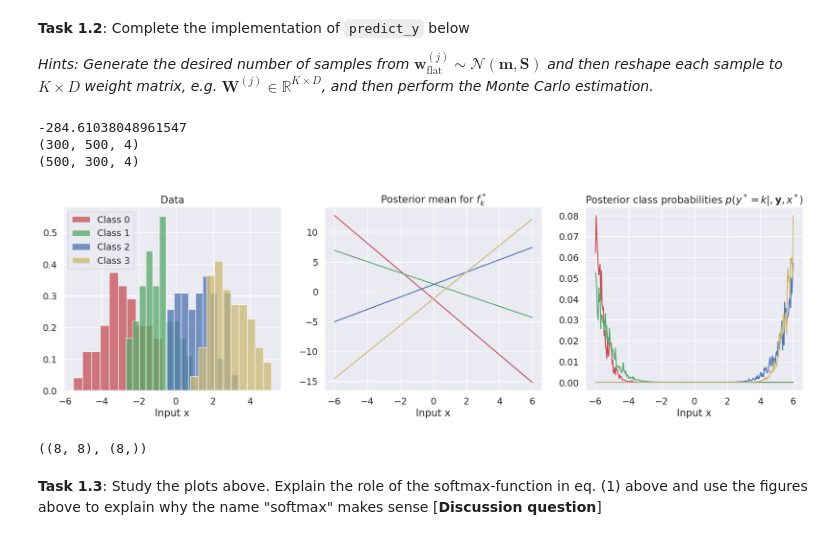
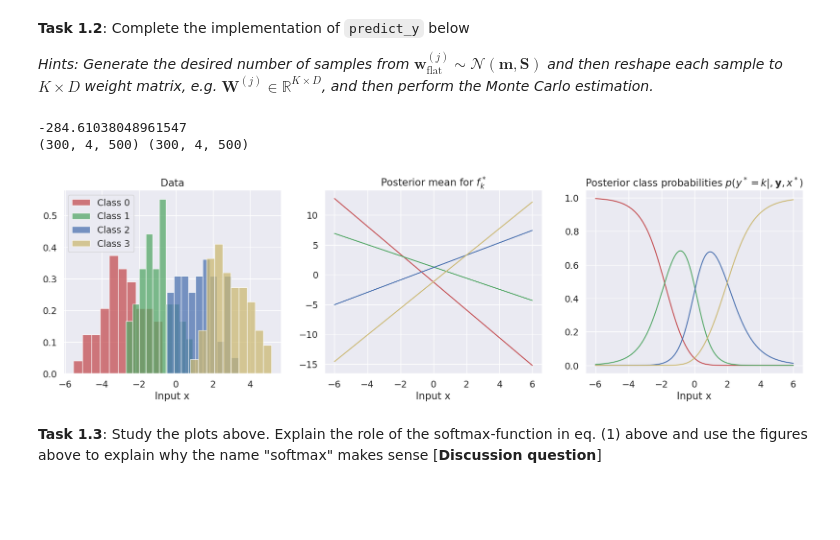
Before and after one commit to DrJupiter/DTU-Obsidian, a Jupyter notebook: Bayesian Machine Learning/ex7_handout.ipynb, the cells around one changed output. Cells and saved outputs as stored; diff of their text form; code cells hidden in the pictures; blank space fills up the shorter version.

```diff
--- a/Bayesian Machine Learning/ex7_handout.ipynb
+++ b/Bayesian Machine Learning/ex7_handout.ipynb
@@ -178,7 +178,7 @@ as each one is identical, we can just use that one covariance to fill out the di
 from jax import vmap
 import jax.numpy as jnp
 from jax import vmap, random
-
+from scipy.special import softmax as spsoftmax
 
 
 
@@ -307,20 +307,27 @@ class BayesianLinearSoftmax(object):
         # Your solution goes here
         ##############################################
 
-        m, S = self.predict_f(X_star)
-        S = np.apply_along_axis(np.diag, -1,S)
-        # Vectorize the sampling function over each mean and covariance matrix
-        key = random.PRNGKey(0)  # Random key initialization
-        keys = random.split(key, m.shape[0])  # Splitting the key for each sample
-        def sample_mv_normal(key, mean, cov):
-            return random.multivariate_normal(key, mean, cov, shape=(num_samples,))
-        f_samples = vmap(sample_mv_normal, in_axes=(0, 0, 0), out_axes=0)(keys, m, S)
-        #f_samples = vmap(lambda mean, cov: mvn.rvs(np.array(mean), np.array(cov), num_samples))(jax.numpy.array(m),jax.numpy.array(S))
-        #f_samples = mvn.rvs(m,S, num_samples)
-        print(f_samples.shape)
-        p_all = softmax(jnp.swapaxes(f_samples, 0,1))
-        print(p_all.shape)
-        p_all = np.mean(p_all,axis=0)
+        # Plan
+
+        # Sample num_samples W
+
+        # We want p(y*=k|y,x*) = 1/S sum p(y*=k|W(j)), W(j) ~ q(W) (Laplace approximation)
+
+        # y* has direct dependence on softmax(f*), which is f* = W @ x, thus we do
+
+        # average over these.
+
+        batch_W = np.random.multivariate_normal(self.m_flat.ravel(), self.S_flat, size=(num_samples,)).reshape(num_samples, self.num_classes, X_star.shape[1])
+        batch_f_star = (batch_W @ X_star.T).T
+        # the shape of the data is B x Classes X samples
+        # so we do it over the first axis such that we sum over all of our class predictions and scale them accordingly
+        batch_p_y_star = spsoftmax(batch_f_star, axis=1)
+
+
+        # we sum over the last axis as this is the num samples axis and the desired output is batchsize x classes.
+        p_all = np.mean(batch_p_y_star, axis=-1)
+
+
 
 
         ##############################################
@@ -331,40 +338,35 @@ class BayesianLinearSoftmax(object):
         return p_all
 
 
 # linear model with intercept and slope
 design_matrix = lambda x: np.column_stack((np.ones(len(x)), x))
 
 # fit model and compute predictions
 model = BayesianLinearSoftmax(design_matrix(x), y)
 mu_f, var_f = model.predict_f(design_matrix(xstar))
 phat = model.predict_y(design_matrix(xstar))
 
 # plot
 fig, axes = plt.subplots(1,3, figsize=(20, 5))
 for i in range(4):
     # plot histogram of data
     axes[0].hist(xi[i], density=True, label='Class %d' % i, alpha=0.75, color=colors[i]);
     # plot posterior mean of latent function y for each class
     axes[1].plot(xstar, mu_f[:, i], label='i = %d' % i, color=colors[i])
     # plot posterior class probabilitites
     axes[2].plot(xstar, phat[:, i], label='i = %d' % i, color=colors[i])
 
 axes[0].legend()
 for i in range(3):
     axes[i].set_xlabel('Input x')
 
 axes[0].set_title('Data')
 axes[1].set_title('Posterior mean for $f^*_k$')
 axes[2].set_title('Posterior class probabilities $p(y^*=k|, \mathbf{y}, x^*)$');
 # %% [output]
 -284.61038048961547
-(300, 500, 4)
-(500, 300, 4)
+(300, 4, 500) (300, 4, 500)
-[figure, old version]
+[figure, new version]
-# %%
-model.S_flat.shape, model.m_flat.ravel().shape
-# %% [output]
-((8, 8), (8,))
 # %% [markdown]
 **Task 1.3**: Study the plots above. Explain the role of the softmax-function in eq. (1) above and use the figures above to explain why the name "softmax" makes sense [**Discussion question**]
 # %% [markdown]
```
Also changed, not shown: parts of 1 cell of this notebook, 39 other files.
